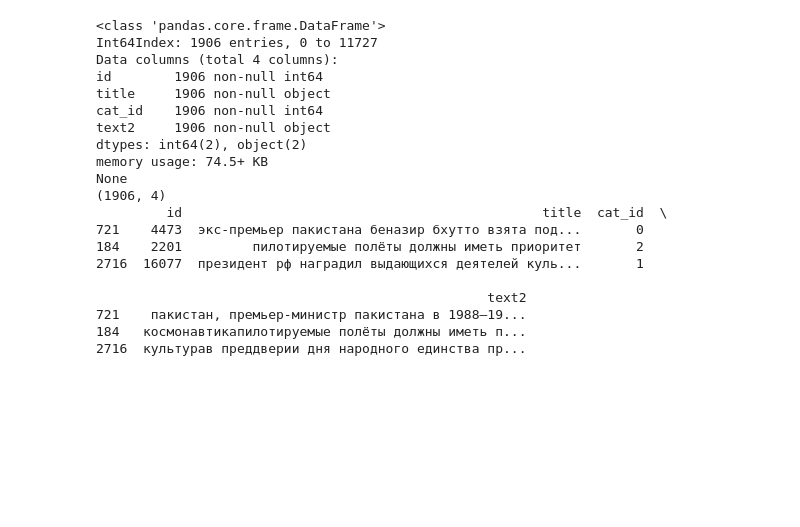
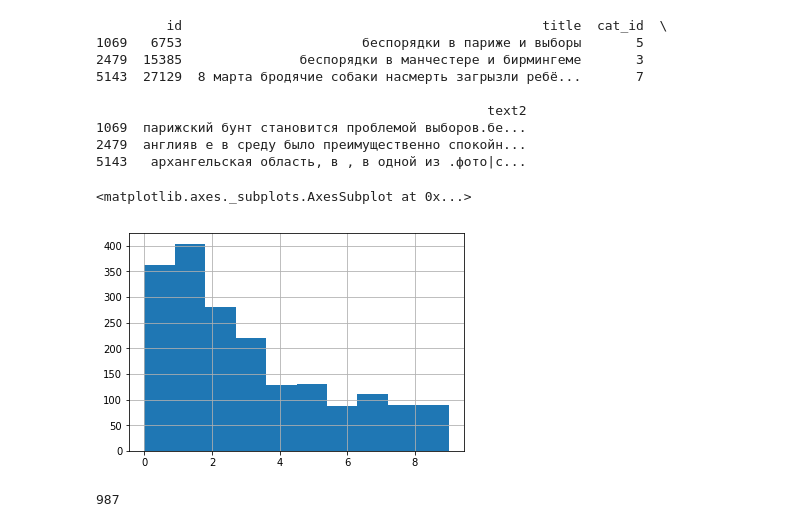
Before and after one commit to vench/study, a Jupyter notebook: TextProcessed.ipynb, the cells around one changed output. Cells and saved outputs as stored; diff of their text form; code cells hidden in the pictures; blank space fills up the shorter version.

```diff
--- a/TextProcessed.ipynb
+++ b/TextProcessed.ipynb
@@ -11,30 +12,28 @@ cat = ['политика', 'россия', 'сша', 'европа', 'эконо
 df = pd.read_pickle('data/dftime_cat.pkl')
 
 
-print(df.info())
-print(df.shape)
+#print(df.info())
+#print(df.shape)
 print(df.sample(3))
 # %% [output]
-<class 'pandas.core.frame.DataFrame'>
-Int64Index: 1906 entries, 0 to 11727
-Data columns (total 4 columns):
-id        1906 non-null int64
-title     1906 non-null object
-cat_id    1906 non-null int64
-text2     1906 non-null object
-dtypes: int64(2), object(2)
-memory usage: 74.5+ KB
-None
-(1906, 4)
          id                                              title  cat_id  \
-721    4473  экс-премьер пакистана беназир бхутто взята под...       0
-184    2201         пилотируемые полёты должны иметь приоритет       2
-2716  16077  президент рф наградил выдающихся деятелей куль...       1
+1069   6753                       беспорядки в париже и выборы       5
+2479  15385               беспорядки в манчестере и бирмингеме       3
+5143  27129  8 марта бродячие собаки насмерть загрызли ребё...       7
 
                                                   text2
-721    пакистан, премьер-министр пакистана в 1988—19...
-184   космонавтикапилотируемые полёты должны иметь п...
-2716  культурав преддверии дня народного единства пр...
+1069  парижский бунт становится проблемой выборов.бе...
+2479  англияв е в среду было преимущественно спокойн...
+5143   архангельская область, в , в одной из .фото|с...
+# %%
+df['cat_id'].hist()
+# %% [output]
+<matplotlib.axes._subplots.AxesSubplot at 0x...>
+[figure, added]
+# %%
+len(df[df['cat_id'].isin([0,1,3,3])])
+# %% [output]
+987
 # %%
 morph = pymorphy2.MorphAnalyzer()
 
```
Also changed, not shown: parts of 7 cells of this notebook, 3 other files.
